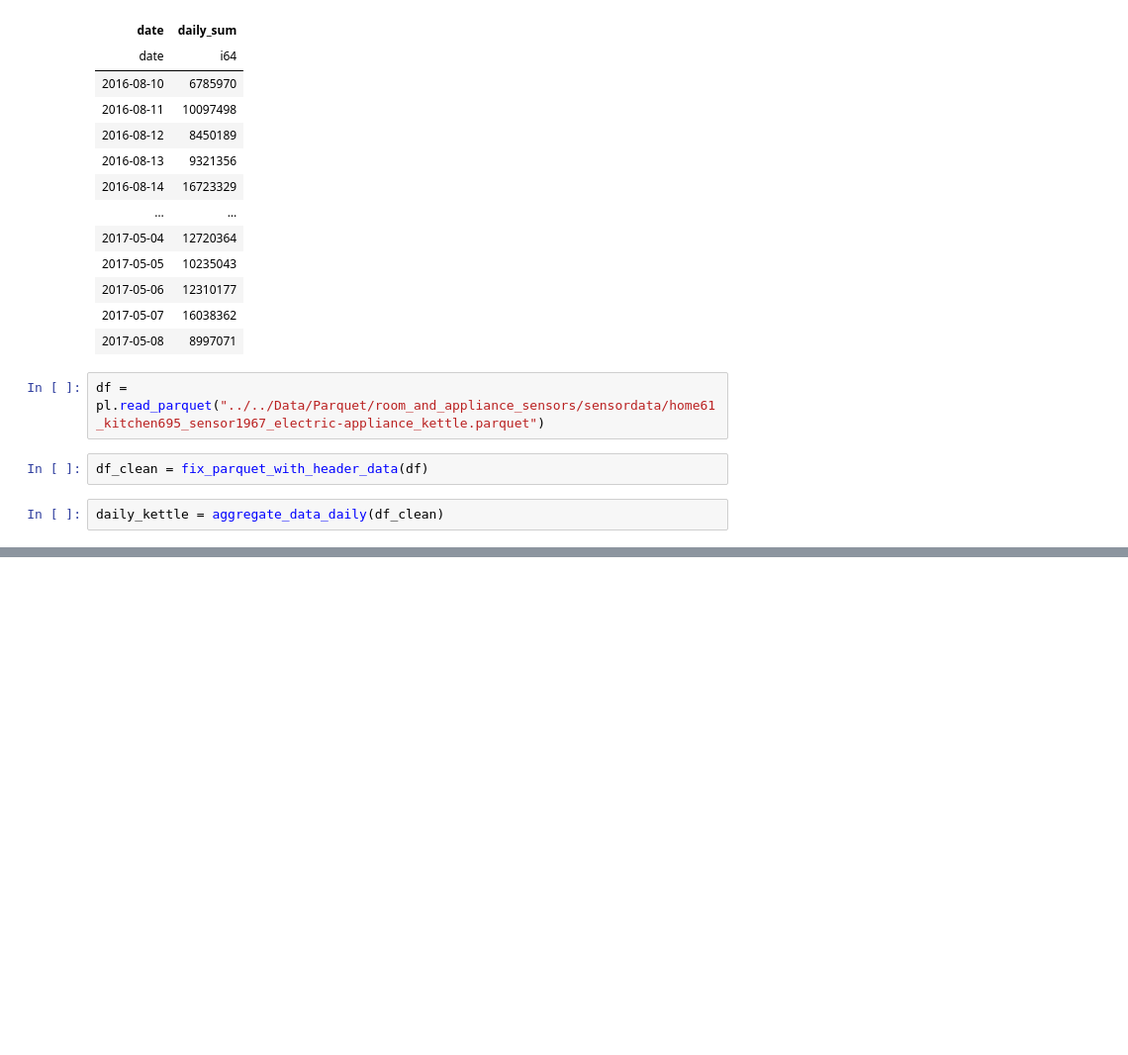
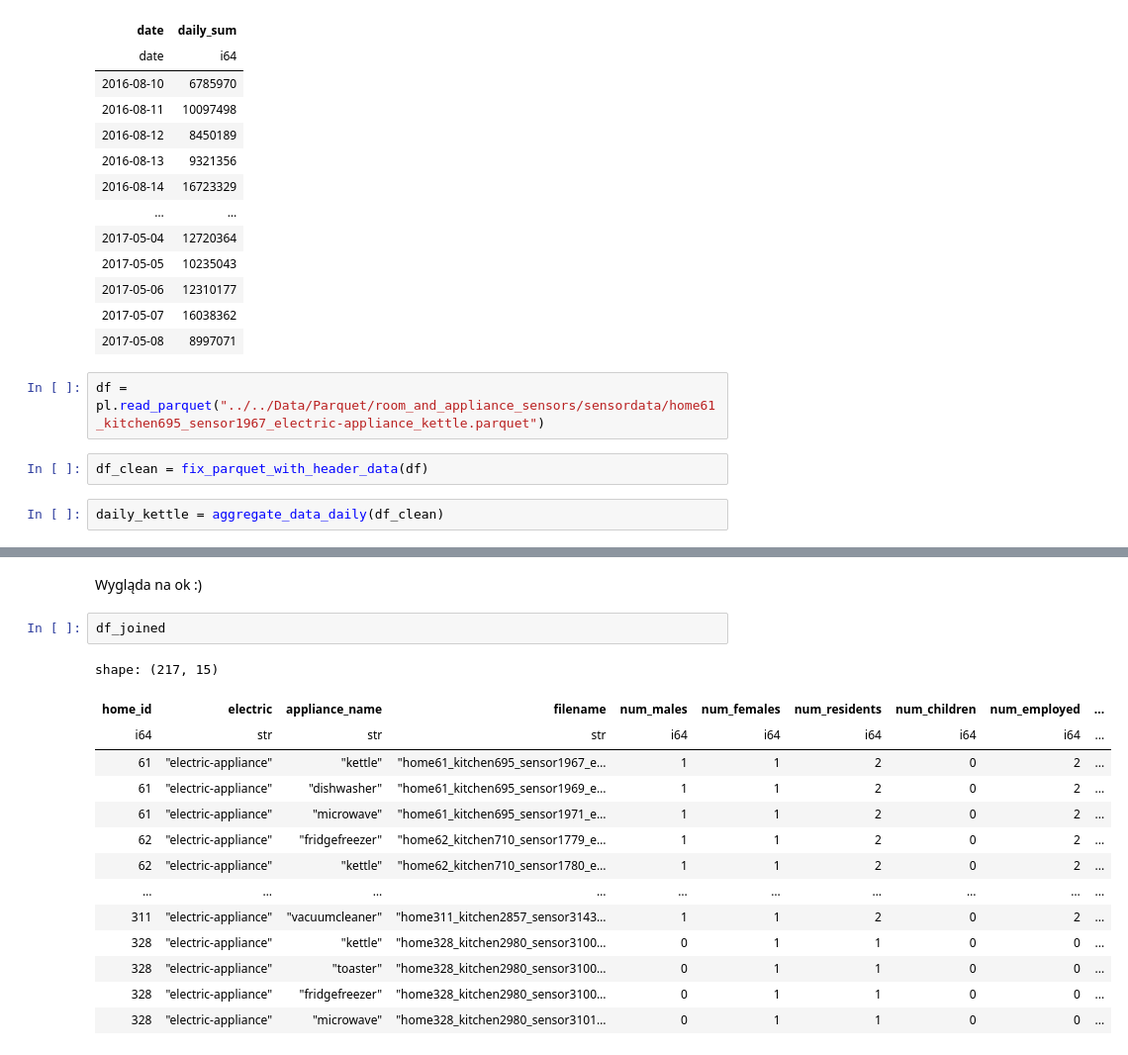
Before and after one commit to JSlusarek/Projekt-Dyplomowy-ISSI-Jan-lusarek-Kacper-Gruca, a Jupyter notebook: working_dir/code/prepare_data_electricity_usage.ipynb, the cells around one changed output, grey strips where cells are left out. Shown at 99% size. Saved outputs shown, nothing was run; the diff lists cells and outputs as text; blank space fills up the shorter version.

```diff
--- a/working_dir/code/prepare_data_electricity_usage.ipynb
+++ b/working_dir/code/prepare_data_electricity_usage.ipynb
@@ -66,0 +318,19 @@ daily_kettle = aggregate_data_daily(df_clean)
+# %% [markdown]
+Wygląda na ok :)
+# %%
+df_joined
+# %% [output]
+shape: (217, 15)
+| home_id | electric | appliance_name | filename | num_males | num_females | num_residents | num_children | num_employed | ... |
+| i64 | str | str | str | i64 | i64 | i64 | i64 | i64 | ... |
+| 61 | "electric-appliance" | "kettle" | "home61_kitchen695_sensor1967_e… | 1 | 1 | 2 | 0 | 2 | ... |
+| 61 | "electric-appliance" | "dishwasher" | "home61_kitchen695_sensor1969_e… | 1 | 1 | 2 | 0 | 2 | ... |
+| 61 | "electric-appliance" | "microwave" | "home61_kitchen695_sensor1971_e… | 1 | 1 | 2 | 0 | 2 | ... |
+| 62 | "electric-appliance" | "fridgefreezer" | "home62_kitchen710_sensor1779_e… | 1 | 1 | 2 | 0 | 2 | ... |
+| 62 | "electric-appliance" | "kettle" | "home62_kitchen710_sensor1780_e… | 1 | 1 | 2 | 0 | 2 | ... |
+| … | … | … | … | … | … | … | … | … | ... |
+| 311 | "electric-appliance" | "vacuumcleaner" | "home311_kitchen2857_sensor3143… | 1 | 1 | 2 | 0 | 2 | ... |
+| 328 | "electric-appliance" | "kettle" | "home328_kitchen2980_sensor3100… | 0 | 1 | 1 | 0 | 0 | ... |
+| 328 | "electric-appliance" | "toaster" | "home328_kitchen2980_sensor3100… | 0 | 1 | 1 | 0 | 0 | ... |
+| 328 | "electric-appliance" | "fridgefreezer" | "home328_kitchen2980_sensor3100… | 0 | 1 | 1 | 0 | 0 | ... |
+| 328 | "electric-appliance" | "microwave" | "home328_kitchen2980_sensor3101… | 0 | 1 | 1 | 0 | 0 | ... |
```
Also changed, not shown: parts of 17 cells of this notebook, 3 other files.
